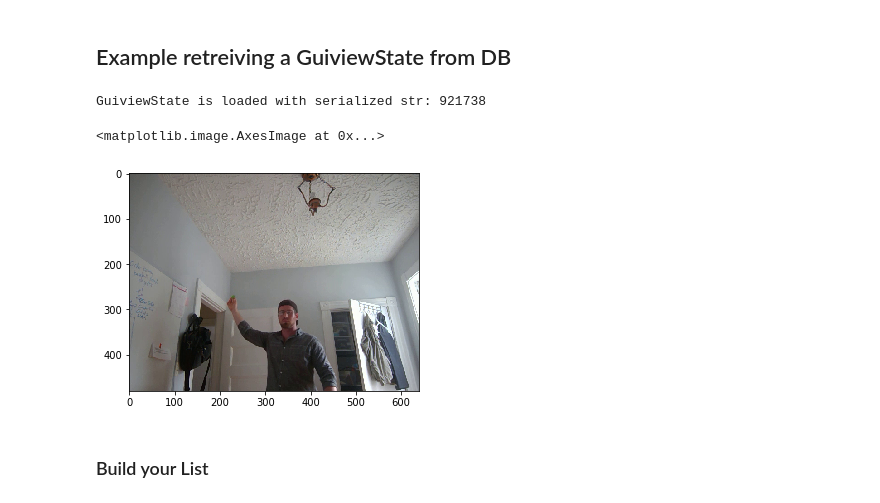
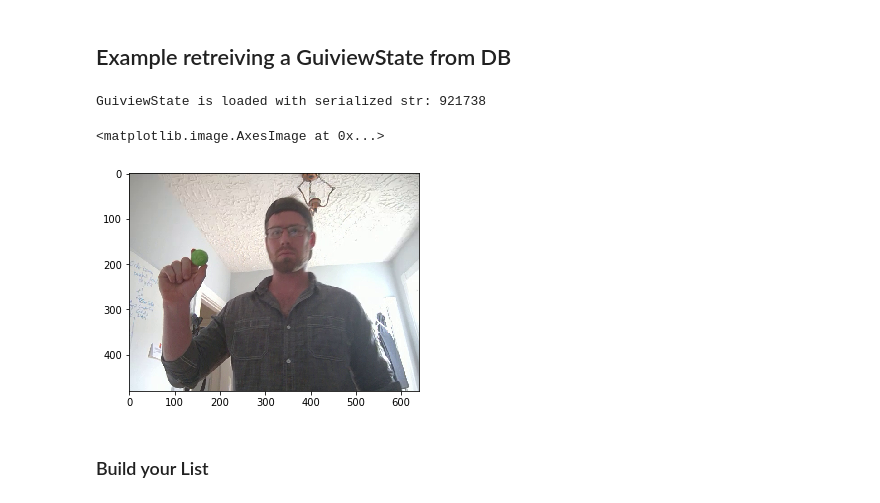
Before and after one commit to sutt/ppd, a Jupyter notebook: books/demo-interproc-analysis-1.ipynb, the cells around one changed output. Saved outputs shown, nothing was run; the diff lists cells and outputs as text; code cells hidden in the pictures.

```diff
--- a/books/demo-interproc-analysis-1.ipynb
+++ b/books/demo-interproc-analysis-1.ipynb
@@ -22,20 +19,20 @@ from modules.ControlDisplay import Display
 # %% [markdown]
 ## Example retreiving a GuiviewState from DB
 # %%
-db = DBInterface("../data/usr/demo.db")
+db = DBInterface("../data/usr/interproc.db")
 
 record = db.selectLatest()
 gs = pickle.loads(record[0][1])
 
 print '%s is loaded with serialized str: %s' % (gs.__class__.__name__,
                                             str(len(gs.serial_origFrame))
                                                )
 
 plt.imshow(gs.getOrigFrame(b_cvt_color = True))
 # %% [output]
 GuiviewState is loaded with serialized str: 921738
 <matplotlib.image.AxesImage at 0x...>
-[figure, old version]
+[figure, new version]
 # %%
 #TODOs
 # [ ] try with large image
```
Also changed, not shown: parts of 1 cell of this notebook, 2 other files.
